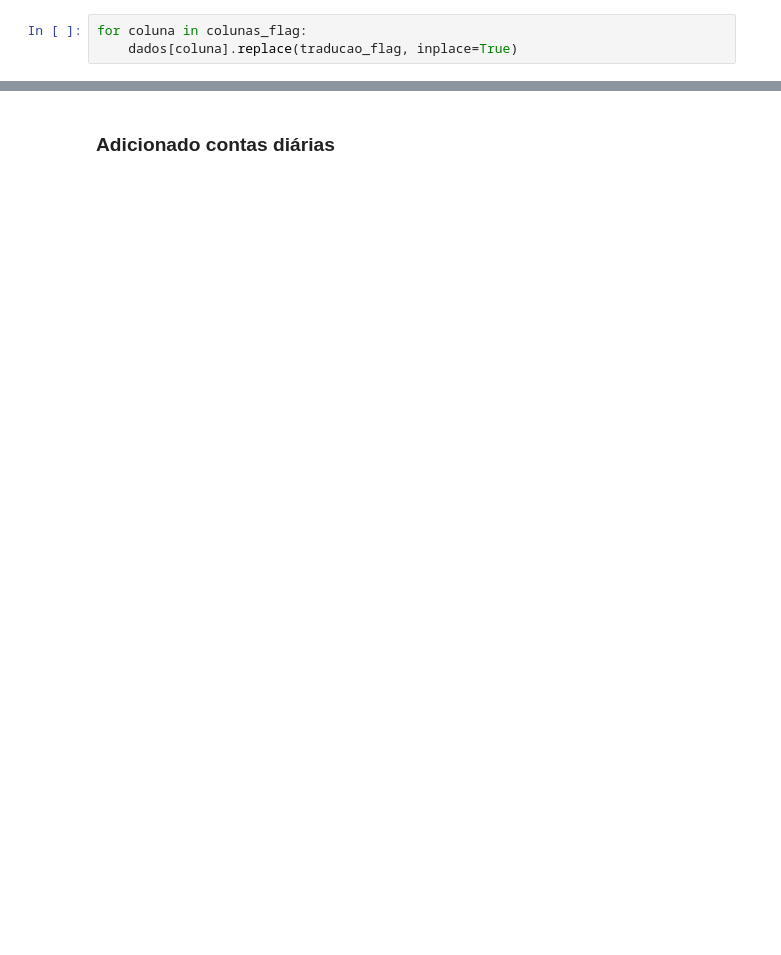
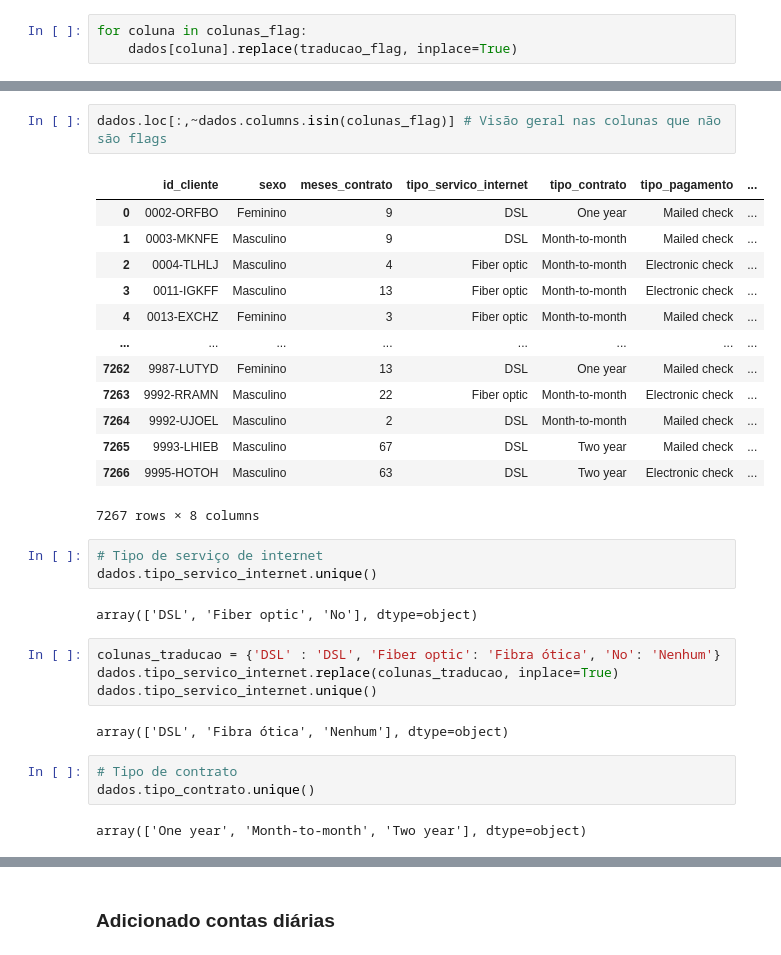
Before and after one commit to exata0mente/Challenge-Data-Science-Allura, a Jupyter notebook: Semana 1/Base de Dados - Churn.ipynb, the cells around one changed output, grey strips where cells are left out. Saved outputs shown, nothing was run; the diff lists cells and outputs as text; blank space fills up the shorter version.

```diff
--- a/Semana 1/Base de Dados - Churn.ipynb
+++ b/Semana 1/Base de Dados - Churn.ipynb
@@ -617 +617,33 @@ dados.head()
 5 rows × 21 columns
+# %%
+dados.loc[:,~dados.columns.isin(colunas_flag)] # Visão geral nas colunas que não são flags
+# %% [output]
+|  | id_cliente | sexo | meses_contrato | tipo_servico_internet | tipo_contrato | tipo_pagamento | ... |
+| 0 | 0002-ORFBO | Feminino | 9 | DSL | One year | Mailed check | ... |
+| 1 | 0003-MKNFE | Masculino | 9 | DSL | Month-to-month | Mailed check | ... |
+| 2 | 0004-TLHLJ | Masculino | 4 | Fiber optic | Month-to-month | Electronic check | ... |
+| 3 | 0011-IGKFF | Masculino | 13 | Fiber optic | Month-to-month | Electronic check | ... |
+| 4 | 0013-EXCHZ | Feminino | 3 | Fiber optic | Month-to-month | Mailed check | ... |
+| ... | ... | ... | ... | ... | ... | ... | ... |
+| 7262 | 9987-LUTYD | Feminino | 13 | DSL | One year | Mailed check | ... |
+| 7263 | 9992-RRAMN | Masculino | 22 | Fiber optic | Month-to-month | Electronic check | ... |
+| 7264 | 9992-UJOEL | Masculino | 2 | DSL | Month-to-month | Mailed check | ... |
+| 7265 | 9993-LHIEB | Masculino | 67 | DSL | Two year | Mailed check | ... |
+| 7266 | 9995-HOTOH | Masculino | 63 | DSL | Two year | Electronic check | ... |
+7267 rows × 8 columns
+# %%
+# Tipo de serviço de internet
+dados.tipo_servico_internet.unique()
+# %% [output]
+array(['DSL', 'Fiber optic', 'No'], dtype=object)
+# %%
+colunas_traducao = {'DSL' : 'DSL', 'Fiber optic': 'Fibra ótica', 'No': 'Nenhum'}
+dados.tipo_servico_internet.replace(colunas_traducao, inplace=True)
+dados.tipo_servico_internet.unique()
+# %% [output]
+array(['DSL', 'Fibra ótica', 'Nenhum'], dtype=object)
+# %%
+# Tipo de contrato
+dados.tipo_contrato.unique()
+# %% [output]
+array(['One year', 'Month-to-month', 'Two year'], dtype=object)
```
Also changed, not shown: parts of 17 cells of this notebook, 1 other file.
